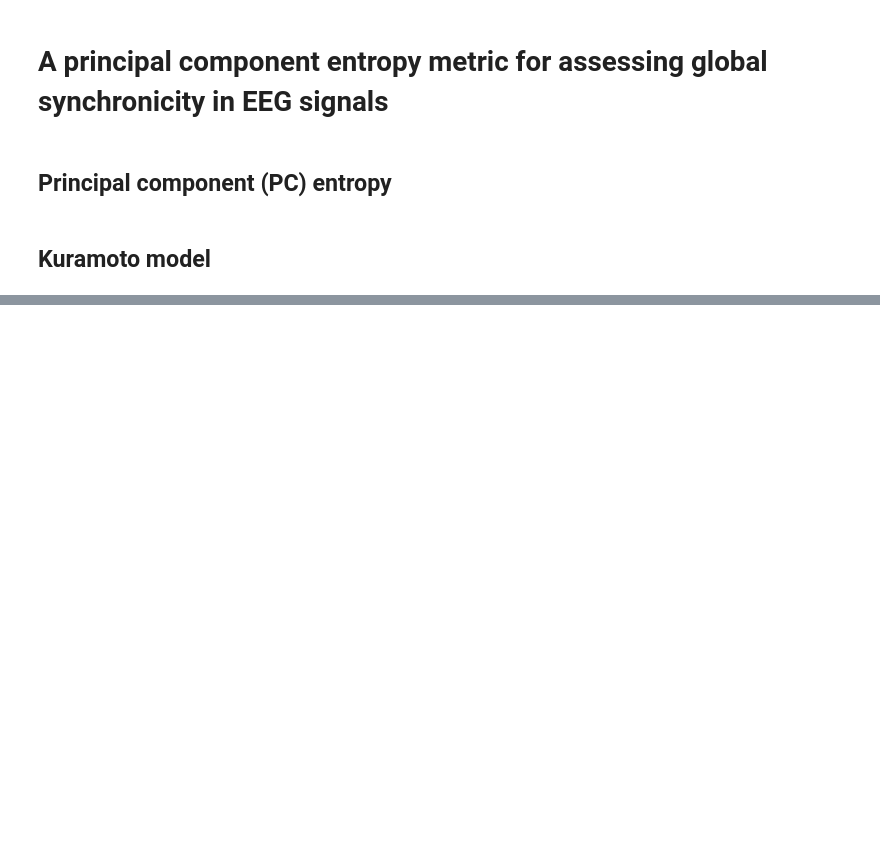
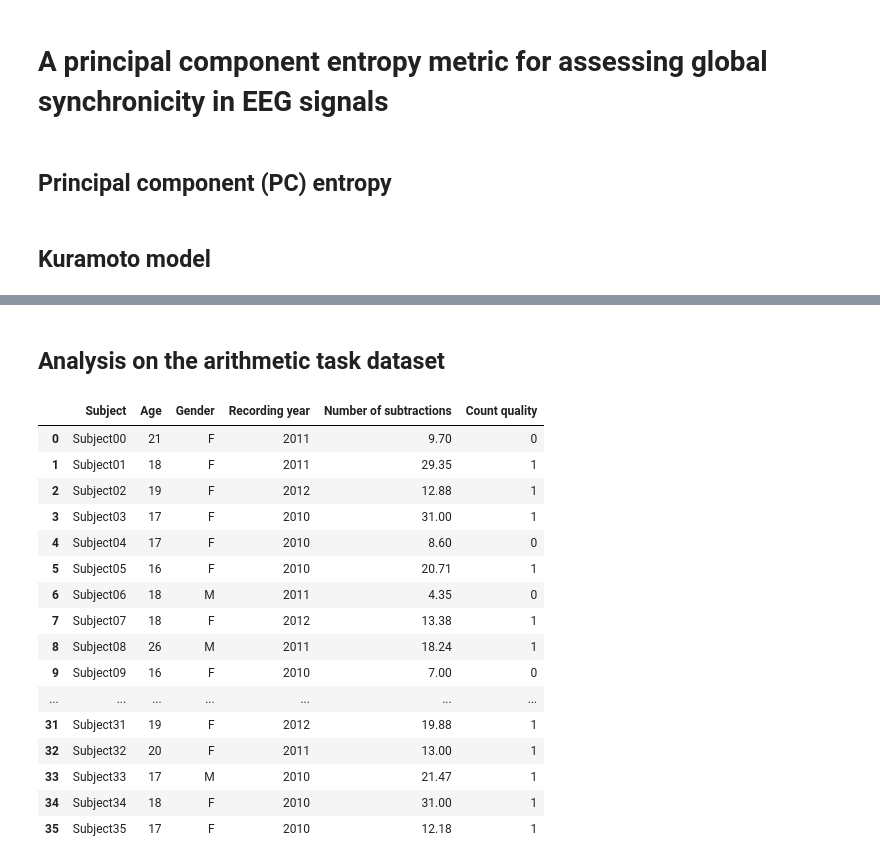
Before and after one commit to francodesource/principal-component-entropy, a Jupyter notebook: pce.ipynb, the cells around one changed output, grey strips where cells are left out. Cells and saved outputs as stored; diff of their text form; code cells hidden in the pictures; blank space fills up the shorter version.

```diff
--- a/pce.ipynb
+++ b/pce.ipynb
@@ -291,0 +359,2 @@ if not DATA_DIR.exists():
+# %% [markdown]
+## Analysis on the arithmetic task dataset
@@ -291,0 +370,21 @@ if not DATA_DIR.exists():
+# %%
+info = physionet.load("eegmat", table="subject-info", version="1.0.0")
+info
+# %% [output]
+|  | Subject | Age | Gender | Recording year | Number of subtractions | Count quality |
+| 0 | Subject00 | 21 | F | 2011 | 9.70 | 0 |
+| 1 | Subject01 | 18 | F | 2011 | 29.35 | 1 |
+| 2 | Subject02 | 19 | F | 2012 | 12.88 | 1 |
+| 3 | Subject03 | 17 | F | 2010 | 31.00 | 1 |
+| 4 | Subject04 | 17 | F | 2010 | 8.60 | 0 |
+| 5 | Subject05 | 16 | F | 2010 | 20.71 | 1 |
+| 6 | Subject06 | 18 | M | 2011 | 4.35 | 0 |
+| 7 | Subject07 | 18 | F | 2012 | 13.38 | 1 |
+| 8 | Subject08 | 26 | M | 2011 | 18.24 | 1 |
+| 9 | Subject09 | 16 | F | 2010 | 7.00 | 0 |
+| ... | ... | ... | ... | ... | ... | ... |
+| 31 | Subject31 | 19 | F | 2012 | 19.88 | 1 |
+| 32 | Subject32 | 20 | F | 2011 | 13.00 | 1 |
+| 33 | Subject33 | 17 | M | 2010 | 21.47 | 1 |
+| 34 | Subject34 | 18 | F | 2010 | 31.00 | 1 |
+| 35 | Subject35 | 17 | F | 2010 | 12.18 | 1 |
```
Also changed, not shown: parts of 14 cells of this notebook, 1 other file.
